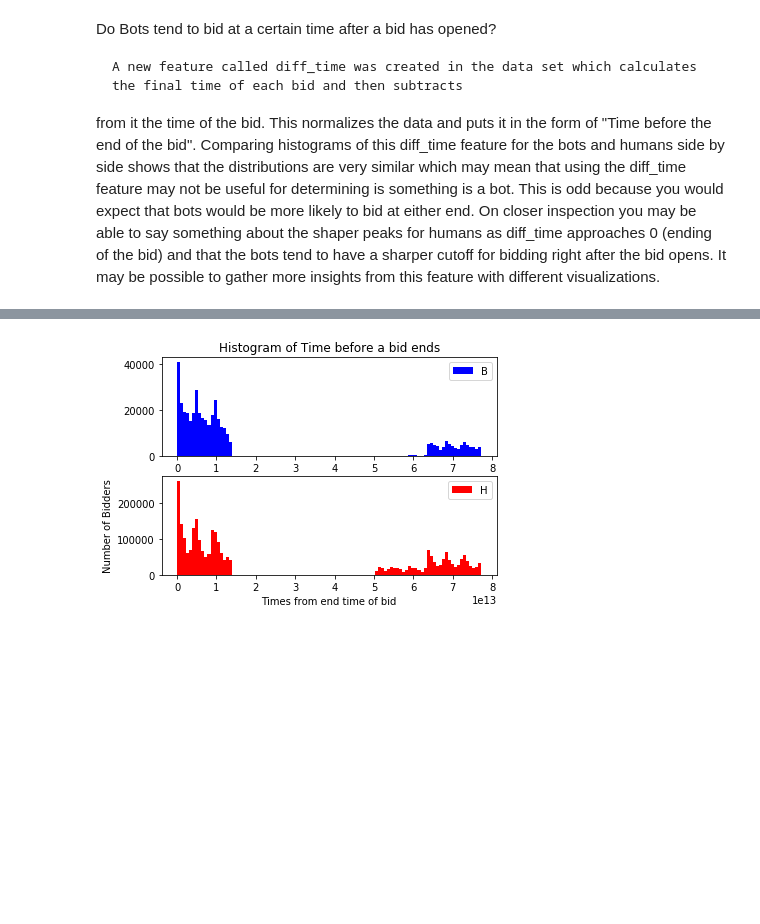
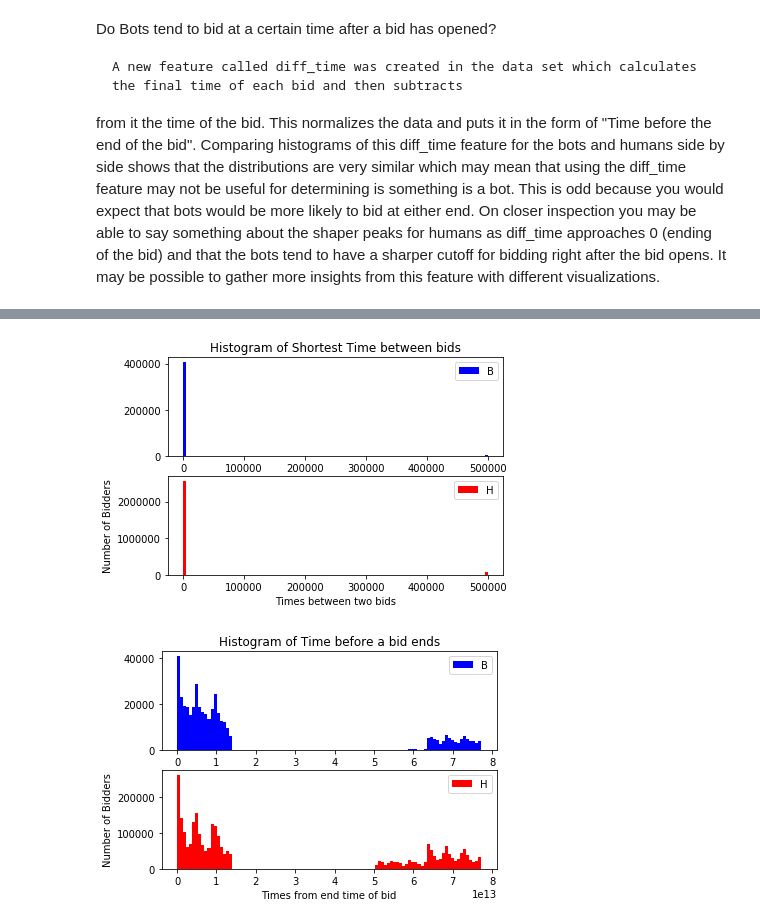
Before and after one commit to cvgardner/Springboard, a Jupyter notebook: Datastory Telling Project.ipynb, the cells around one changed output, grey strips where cells are left out. Drawn from its saved outputs; the diff is of its cells as text; code cells hidden in the pictures; blank space fills up the shorter version.

```diff
--- a/Datastory Telling Project.ipynb
+++ b/Datastory Telling Project.ipynb
@@ -84,3 +126,16 @@ def Hist(s, l):
+# %%
+plt.subplot(211)
+plt.title('Histogram of Shortest Time between bids')
+plt.hist(mergedfirst.short_time[mergedfirst.outcome==1], color='b', bins=100, range=(0,500000))
+plt.legend('Bots')
+plt.subplot(212)
+plt.hist(mergedfirst.short_time[mergedfirst.outcome==0], color='r', bins=100, range=(0,500000))
+plt.legend('Humans')
+plt.xlabel('Times between two bids')
+plt.ylabel('Number of Bidders')
+plt.show()
+# %% [output]
+[figure, added]
 # %%
 plt.subplot(211)
 plt.title('Histogram of Time before a bid ends')
```
Also changed, not shown: parts of 8 cells of this notebook, 2 other files.
